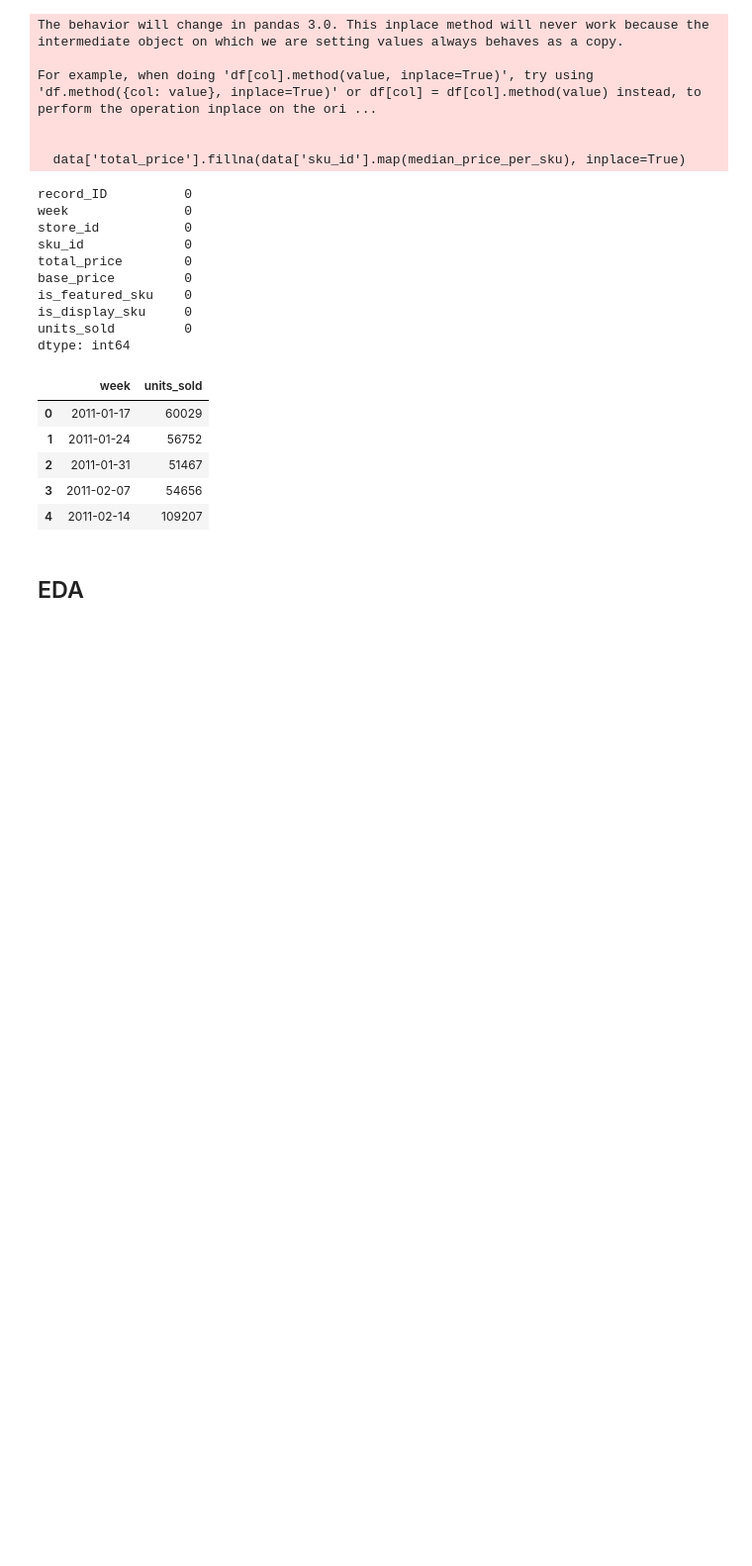
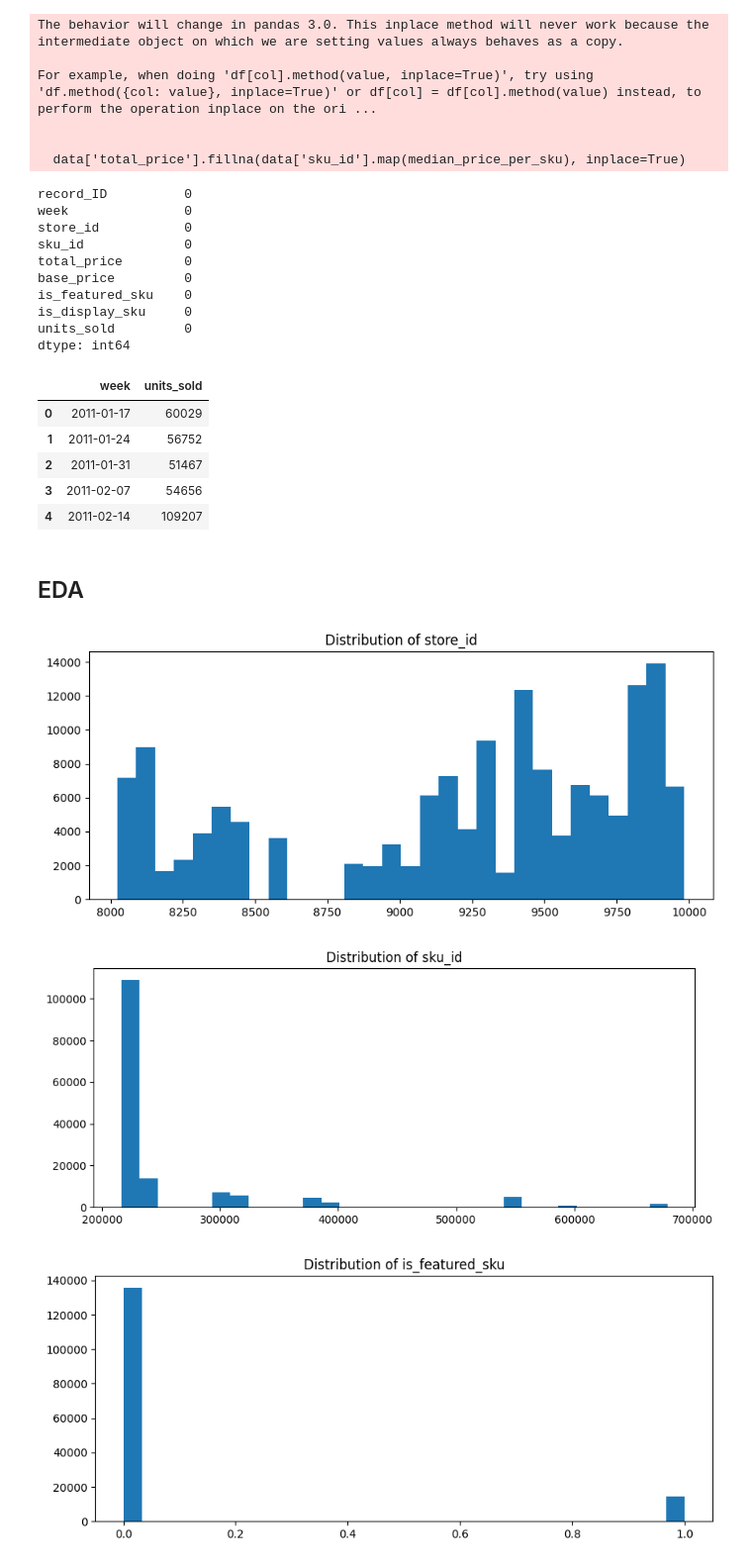
Before and after one commit to srsimonson/time-series-projects, a Jupyter notebook: model_comparisons_ecommerce_demand.ipynb, the cells around one changed output. Shown at 99% size. Saved outputs shown, nothing was run; the diff lists cells and outputs as text; code cells hidden in the pictures; blank space fills up the shorter version.

Commit message:
visualize

```diff
--- a/model_comparisons_ecommerce_demand.ipynb
+++ b/model_comparisons_ecommerce_demand.ipynb
@@ -81,3 +81,39 @@ weekly_data.head()
 | 4 | 2011-02-14 | 109207 |
 # %% [markdown]
 ## EDA
+# %%
+import matplotlib.pyplot as plt
+import seaborn as sns
+
+# plot histograms for categorical columns and the target variable
+categorical_cols = ['store_id', 'sku_id', 'is_featured_sku', 'is_display_sku', 'units_sold']
+
+# Plot histograms for categirocal columns and the target variable
+cotegorical_cols = ['store_id', 'sku_id', 'is_featured_sku', 'is_display_sku', 'units_sold']
+
+for col in categorical_cols:
+    plt.figure(figsize=(10,4))
+    plt.hist(data[col], bins=30)
+    plt.title(f'Distribution of {col}')
+    plt.show()
+
+# Boxplot for numerical columns
+numerical_cols = ['total_price', 'base_price']
+
+for col in numerical_cols:
+    plt.figure(figsize=(10,4))
+    sns.boxplot(x=data[col])
+    plt.title(f'Boxplot of {col}')
+    plt.show()
+
+# Check the correlation between features
+correlation = data.corr() # 1 = highly correlated, -1 = negatively correlated; close to 0 = not correlated
+
+plt.figure(figsize=(10,8))
+sns.heatmap(correlation, annot=True, cmap='coolwarm')
+plt.title('Correlation Matrix Heatmap')
+plt.show()
+# %% [output]
+[figure, added]
+[figure, added]
+[figure, added]
```
Also changed, not shown: parts of 1 cell of this notebook.
